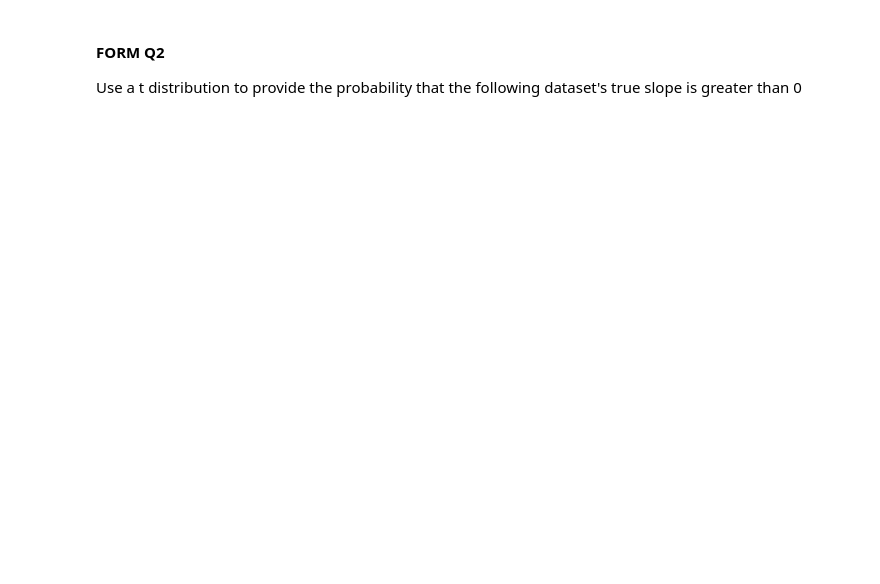
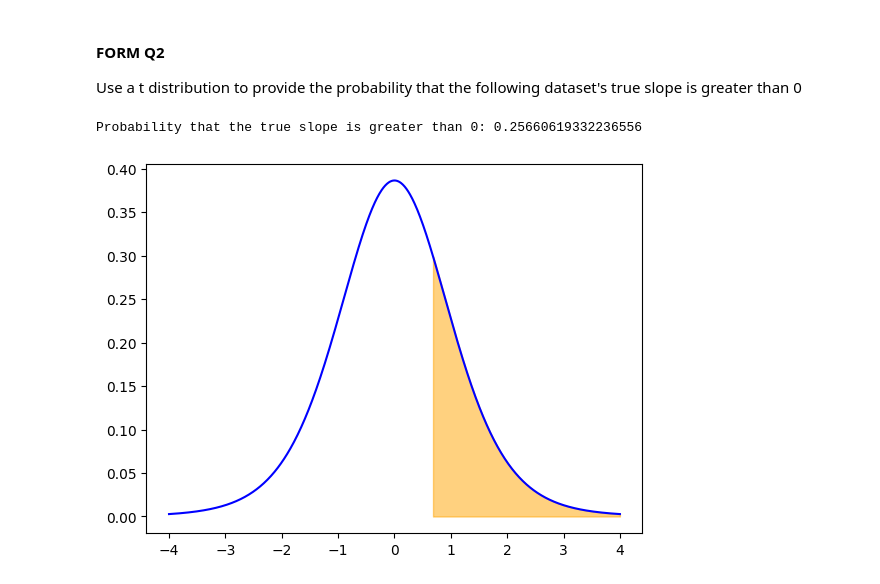
Before and after one commit to gallettilance/CS506-Fall2024, a Jupyter notebook: lecture_15/worksheet_15.ipynb, the cells around one changed output. Cells and saved outputs as stored; diff of their text form; code cells hidden in the pictures; blank space fills up the shorter version.

```diff
--- a/lecture_15/worksheet_15.ipynb
+++ b/lecture_15/worksheet_15.ipynb
@@ -225,8 +259,32 @@ Use a t distribution to provide the probability that the following dataset's tru
 # %%
 import numpy as np
 import matplotlib.pyplot as plt
+from scipy.stats import t
 
 x = np.array([-0.1920605, -0.11290798, -0.56434374, -0.67052057, -0.19233284, -0.42403586, -0.8114285, -0.38986946, -0.37384161, -0.50930229])
 y = np.array([-0.34063108, -0.33409286, 0.34245857, 0.11062295, 0.76682389, 0.86592388, -1.68912015, -2.01463592, 1.61798563, 0.60557414])
 
-...
+intercept = np.ones(np.shape(x)[0])
+X = np.array([intercept, x]).T
+beta_hat = np.linalg.inv(X.T @ X) @ X.T @ y
+y_pred = X @ beta_hat
+s = standard_error(y, y_pred, X)
+t_value = beta_hat[1] / (s * np.sqrt((X.T @ X)[1][1]))
+
+# Calculate the probability that the true slope is greater than 0
+p_value = 1 - t.cdf(t_value, len(x) - 2)
+print(f"Probability that the true slope is greater than 0: {p_value}")
+
+# Plotting
+x_vals = np.linspace(-4, 4, 1000)
+pdf = t.pdf(x_vals, len(x) - 2)
+
+fig, ax = plt.subplots()
+ax.plot(x_vals, pdf, color="blue")
+x_fill = np.linspace(t_value, 4, 1000)
+pdf_fill = t.pdf(x_fill, len(x) - 2)
+ax.fill_between(x_fill, pdf_fill, color="orange", alpha=0.5, label=f"Area to the right of {t_value}")
+plt.show()
+# %% [output]
+Probability that the true slope is greater than 0: 0.25660619332236556
+[figure, added]
```
Also changed, not shown: parts of 8 cells of this notebook, 9 other files.
